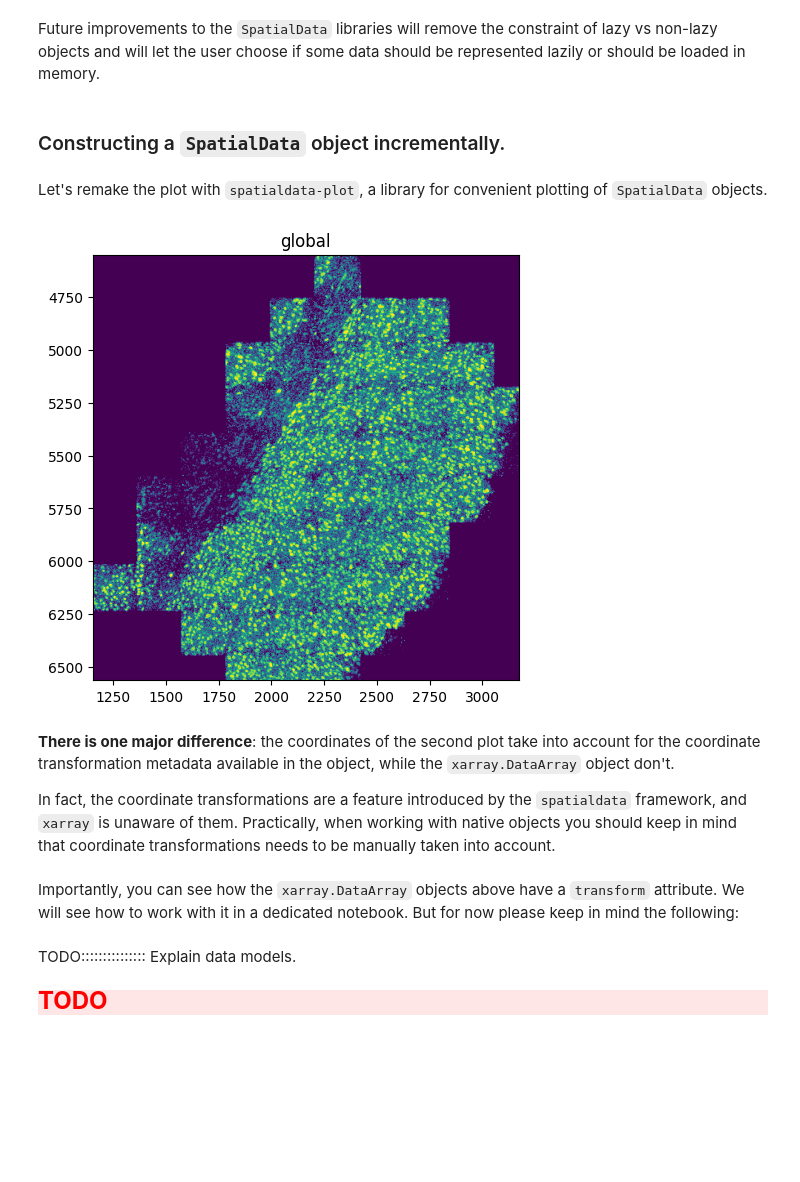
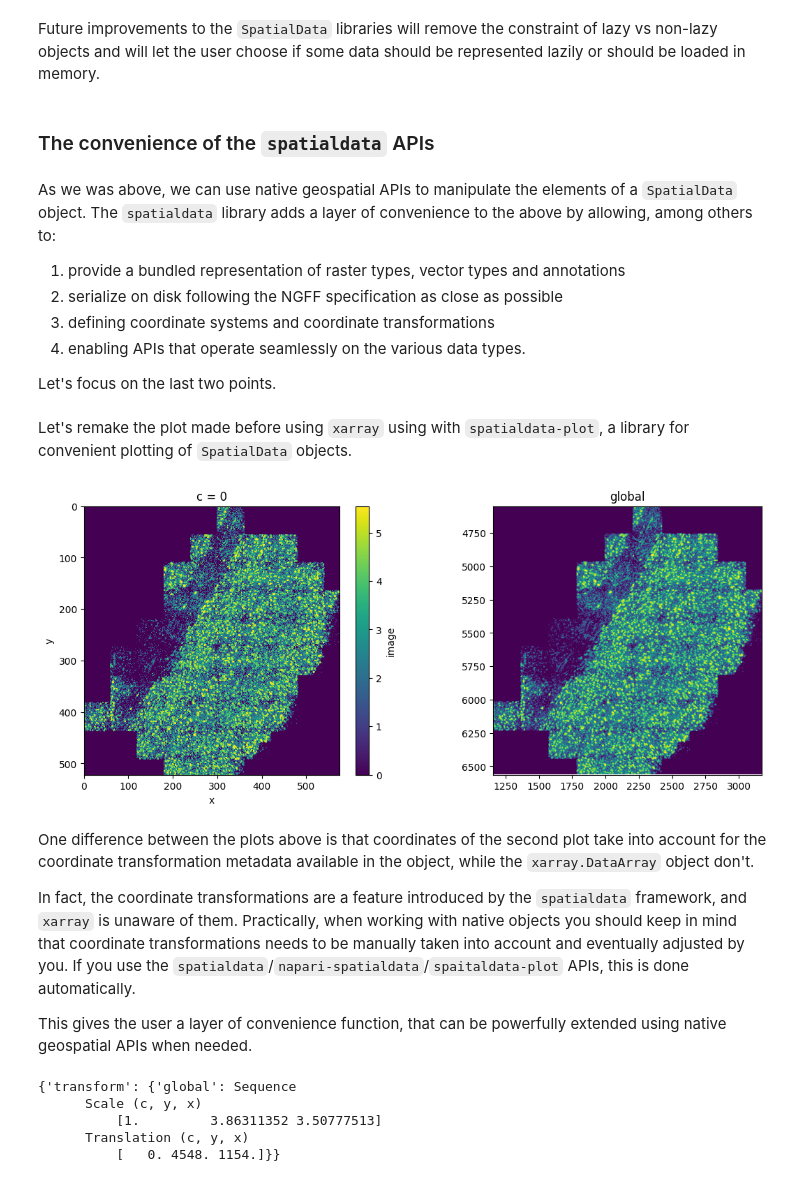
Before and after one commit to PMBio/spatialdata-workshops, a Jupyter notebook: notebooks/nb1_spatialdata_objects.ipynb, the cells around one changed output. Saved outputs shown, nothing was run; the diff lists cells and outputs as text; code cells hidden in the pictures; blank space fills up the shorter version.

```diff
--- a/notebooks/nb1_spatialdata_objects.ipynb
+++ b/notebooks/nb1_spatialdata_objects.ipynb
@@ -853,24 +900,44 @@ array([[[0, 0, 0, ..., 0, 0, 0],
 # %% [markdown]
 Future improvements to the `SpatialData` libraries will remove the constraint of lazy vs non-lazy objects and will let the user choose if some data should be represented lazily or should be loaded in memory.
 # %% [markdown]
-### Constructing a `SpatialData` object incrementally.
+### The convenience of the `spatialdata` APIs
+# %% [markdown]
+As we was above, we can use native geospatial APIs to manipulate the elements of a `SpatialData` object. The `spatialdata` library adds a layer of convenience to the above by allowing, among others to:
+1. provide a bundled representation of raster types, vector types and annotations
+2. serialize on disk following the NGFF specification as close as possible
+3. defining coordinate systems and coordinate transformations
+4. enabling APIs that operate seamlessly on the various data types.
+
+Let's focus on the last two points.
 # %% [markdown]
-Let's remake the plot with `spatialdata-plot`, a library for convenient plotting of `SpatialData` objects.
+Let's remake the plot made before using `xarray` using with `spatialdata-plot`, a library for convenient plotting of `SpatialData` objects.
 # %%
 import spatialdata_plot
 
-sdata_merfish.pl.render_images("log_image").pl.show()
+axes = plt.subplots(1, 2, figsize=(13, 5))[1]
+
+# plotting using the xarray APIs
+log_image.plot(ax=axes[0])
+axes[0].invert_yaxis()
+
+# plotting using the spatialdata-plot APIs
+sdata_merfish.pl.render_images("log_image").pl.show(ax=axes[1])
+
+plt.show()
 # %% [output]
-[figure, old version]
+[figure, new version]
 # %% [markdown]
-**There is one major difference**: the coordinates of the second plot take into account for the coordinate transformation metadata available in the object, while the `xarray.DataArray` object don't.
+One difference between the plots above is that coordinates of the second plot take into account for the coordinate transformation metadata available in the object, while the `xarray.DataArray` object don't.
 
-In fact, the coordinate transformations are a feature introduced by the `spatialdata` framework, and `xarray` is unaware of them. Practically, when working with native objects you should keep in mind that coordinate transformations needs to be manually taken into account.
+In fact, the coordinate transformations are a feature introduced by the `spatialdata` framework, and `xarray` is unaware of them. Practically, when working with native objects you should keep in mind that coordinate transformations needs to be manually taken into account and eventually adjusted by you. If you use the `spatialdata`/`napari-spatialdata`/`spaitaldata-plot` APIs, this is done automatically.
+
+This gives the user a layer of convenience function, that can be powerfully extended using native geospatial APIs when needed.
-# %% [markdown]
-Importantly, you can see how the `xarray.DataArray` objects above have a `transform` attribute. We will see how to work with it in a dedicated notebook. But for now please keep in mind the following:
-# %% [markdown]
-TODO::::::::::::::: Explain data models.
-# %% [markdown]
-<div style="background-color: #FFE6E6; color: #FF0000;">
-    <strong style="font-size: 24px;">TODO</strong>
-</div>
+# %%
+# in the example above, the coordiante transformations are accessible in the object's attribute; we will show a dedicated notebook on how to manipulate the coordinate transformationskk
+sdata_merfish["rasterized"].attrs
+# %% [output]
+{'transform': {'global': Sequence
+      Scale (c, y, x)
+          [1.         3.86311352 3.50777513]
+      Translation (c, y, x)
+          [   0. 4548. 1154.]}}
```
Also changed, not shown: parts of 18 cells of this notebook, 1 other file.
